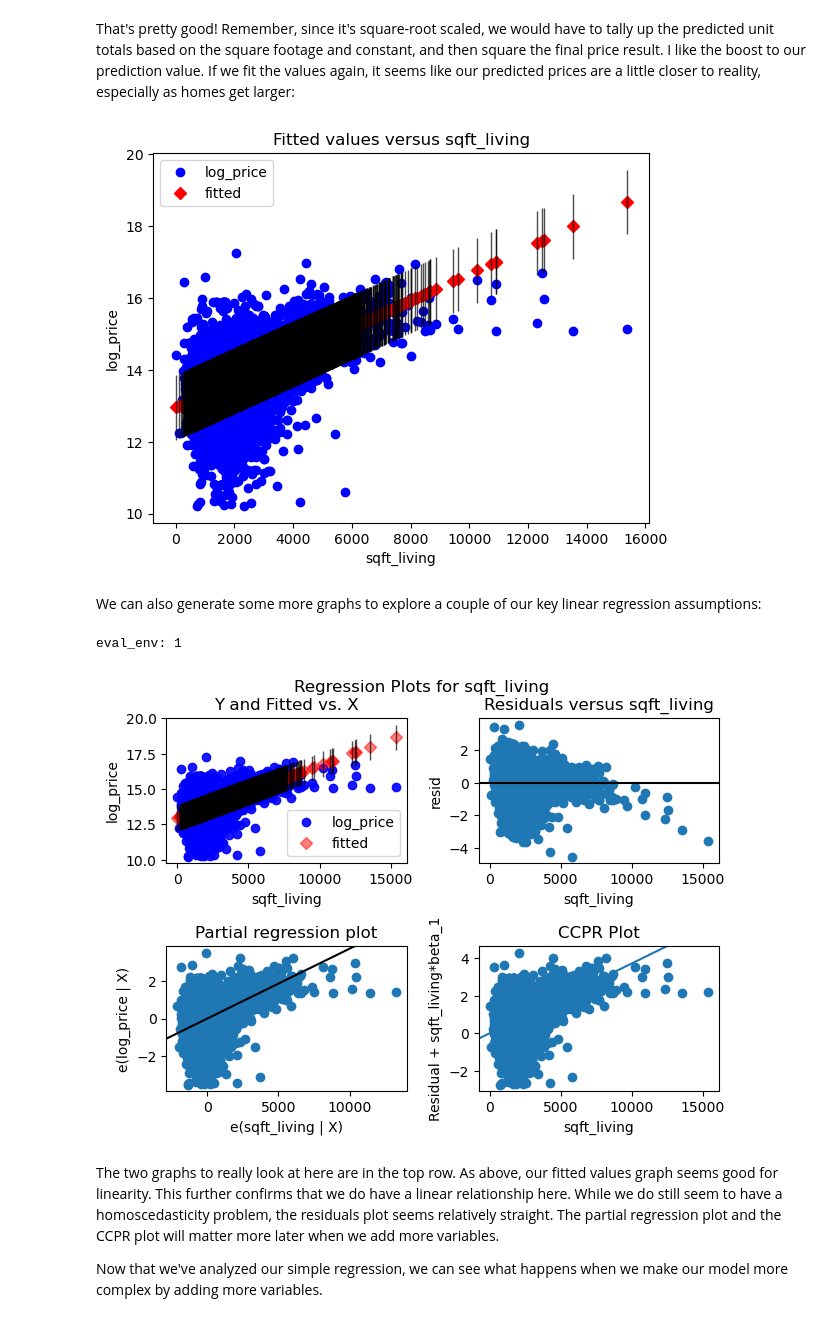
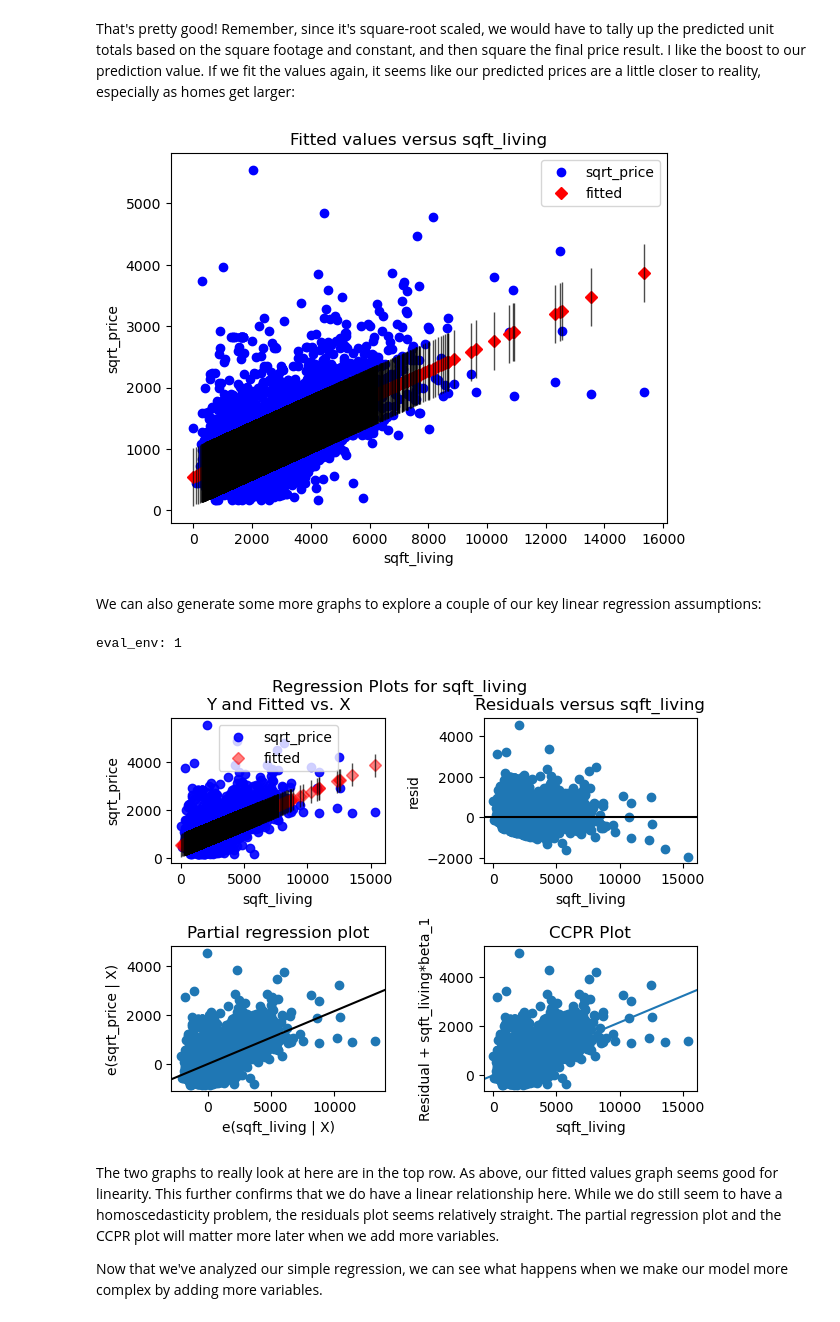
Before and after one commit to apell74/dsc-phase-2-project-v2-5, a Jupyter notebook: phase-2-project.ipynb, the cells around one changed output. Drawn from its saved outputs; the diff is of its cells as text; code cells hidden in the pictures.

```diff
--- a/phase-2-project.ipynb
+++ b/phase-2-project.ipynb
@@ -350,19 +359,19 @@ strong multicollinearity or other numerical problems.
 That's pretty good! Remember, since it's square-root scaled, we would have to tally up the predicted unit totals based on the square footage and constant, and then square the final price result. I like the boost to our prediction value. If we fit the values again, it seems like our predicted prices are a little closer to reality, especially as homes get larger:
 # %%
 # Plotting fitted values vs. actual values
-sm.graphics.plot_fit(sqrtscale_prelim_results, 'sqft_living')
+sm.graphics.plot_fit(sqrtscale_prelim_model, 'sqft_living')
 plt.show()
 # %% [output]
-[figure, old version]
+[figure, new version]
 # %% [markdown]
 We can also generate some more graphs to explore a couple of our key linear regression assumptions:
 # %%
 # Creating more graphs for sqrtscale model
-sm.graphics.plot_regress_exog(sqrtscale_prelim_results, 'sqft_living')
+sm.graphics.plot_regress_exog(sqrtscale_prelim_model, 'sqft_living')
 plt.show()
 # %% [output]
 eval_env: 1
-[figure, old version]
+[figure, new version]
 # %% [markdown]
 The two graphs to really look at here are in the top row. As above, our fitted values graph seems good for linearity. This further confirms that we do have a linear relationship here. While we do still seem to have a homoscedasticity problem, the residuals plot seems relatively straight. The partial regression plot and the CCPR plot will matter more later when we add more variables.
 
```
Also changed, not shown: parts of 14 cells of this notebook, 1 other file.
